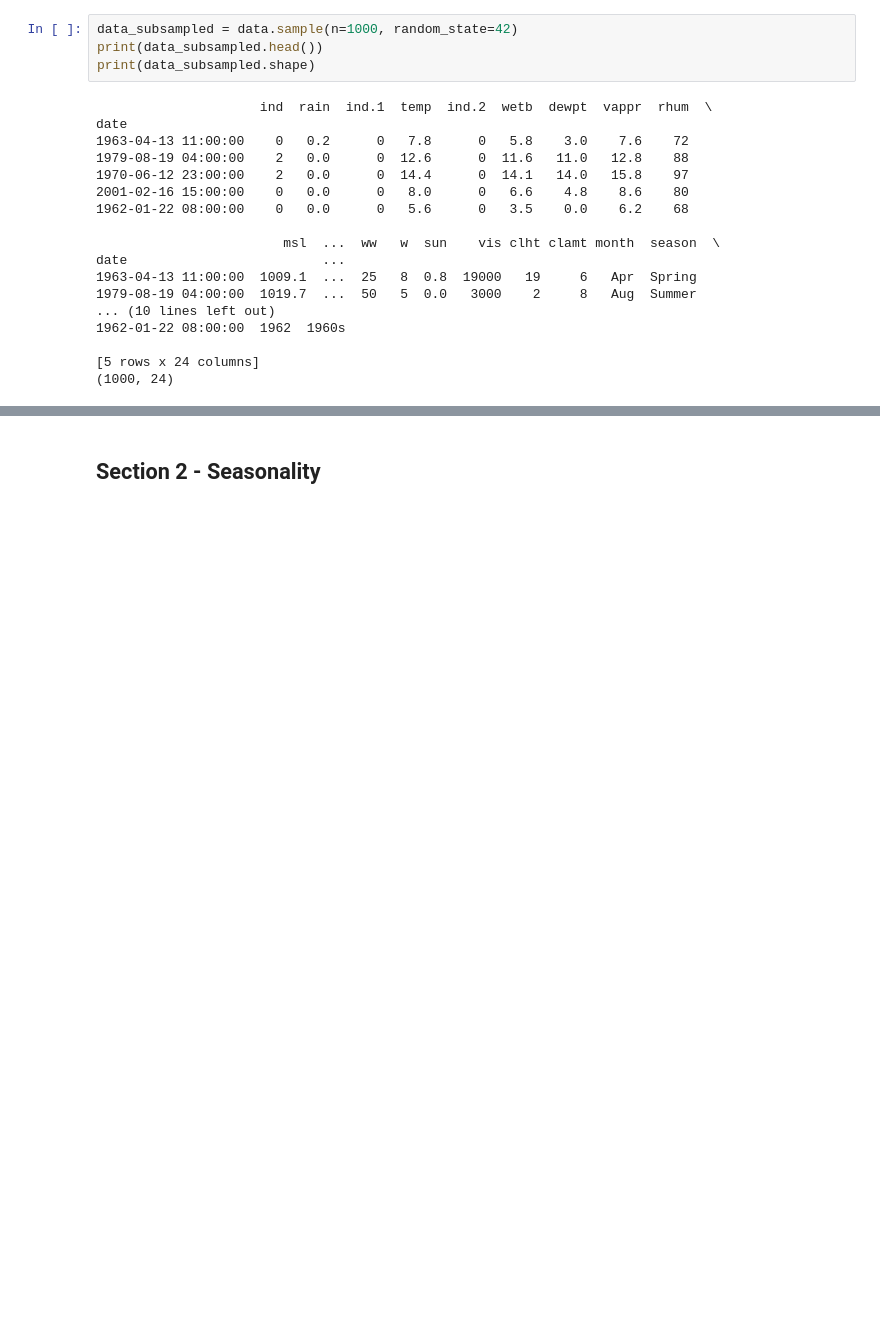
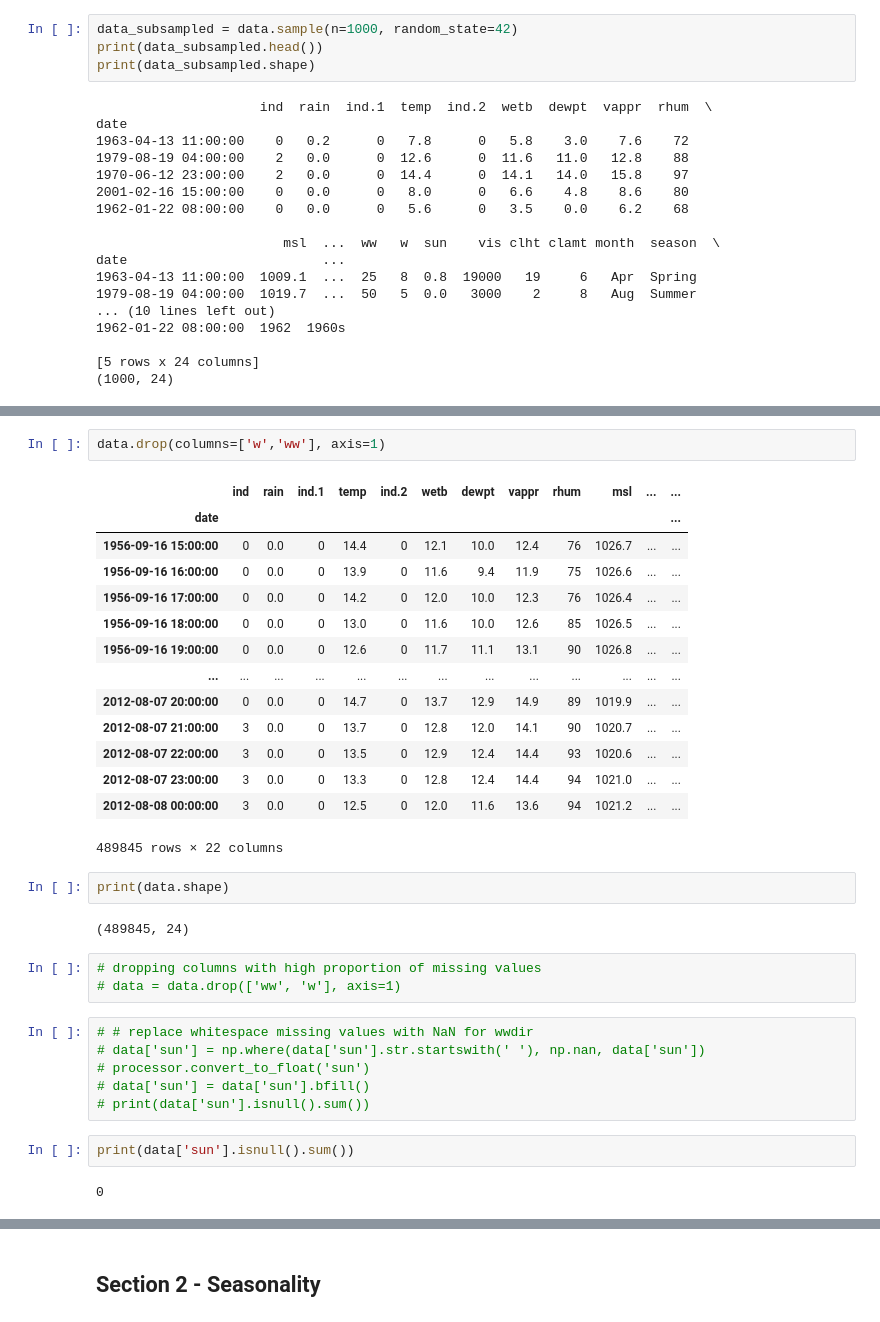
Before and after one commit to EllenMcG/PFDA, a Jupyter notebook: project/project.ipynb, the cells around one changed output, grey strips where cells are left out. Drawn from its saved outputs; the diff is of its cells as text; blank space fills up the shorter version.

```diff
--- a/project/project.ipynb
+++ b/project/project.ipynb
@@ -201,0 +271,34 @@ plt.tight_layout();
+# %%
+data.drop(columns=['w','ww'], axis=1)
+# %% [output]
+|  | ind | rain | ind.1 | temp | ind.2 | wetb | dewpt | vappr | rhum | msl | ... | ... |
+| date |  |  |  |  |  |  |  |  |  |  |  | ... |
+| 1956-09-16 15:00:00 | 0 | 0.0 | 0 | 14.4 | 0 | 12.1 | 10.0 | 12.4 | 76 | 1026.7 | ... | ... |
+| 1956-09-16 16:00:00 | 0 | 0.0 | 0 | 13.9 | 0 | 11.6 | 9.4 | 11.9 | 75 | 1026.6 | ... | ... |
+| 1956-09-16 17:00:00 | 0 | 0.0 | 0 | 14.2 | 0 | 12.0 | 10.0 | 12.3 | 76 | 1026.4 | ... | ... |
+| 1956-09-16 18:00:00 | 0 | 0.0 | 0 | 13.0 | 0 | 11.6 | 10.0 | 12.6 | 85 | 1026.5 | ... | ... |
+| 1956-09-16 19:00:00 | 0 | 0.0 | 0 | 12.6 | 0 | 11.7 | 11.1 | 13.1 | 90 | 1026.8 | ... | ... |
+| ... | ... | ... | ... | ... | ... | ... | ... | ... | ... | ... | ... | ... |
+| 2012-08-07 20:00:00 | 0 | 0.0 | 0 | 14.7 | 0 | 13.7 | 12.9 | 14.9 | 89 | 1019.9 | ... | ... |
+| 2012-08-07 21:00:00 | 3 | 0.0 | 0 | 13.7 | 0 | 12.8 | 12.0 | 14.1 | 90 | 1020.7 | ... | ... |
+| 2012-08-07 22:00:00 | 3 | 0.0 | 0 | 13.5 | 0 | 12.9 | 12.4 | 14.4 | 93 | 1020.6 | ... | ... |
+| 2012-08-07 23:00:00 | 3 | 0.0 | 0 | 13.3 | 0 | 12.8 | 12.4 | 14.4 | 94 | 1021.0 | ... | ... |
+| 2012-08-08 00:00:00 | 3 | 0.0 | 0 | 12.5 | 0 | 12.0 | 11.6 | 13.6 | 94 | 1021.2 | ... | ... |
+489845 rows × 22 columns
+# %%
+print(data.shape)
+# %% [output]
+(489845, 24)
+# %%
+# dropping columns with high proportion of missing values
+# data = data.drop(['ww', 'w'], axis=1)
+# %%
+# # replace whitespace missing values with NaN for wwdir
+# data['sun'] = np.where(data['sun'].str.startswith(' '), np.nan, data['sun'])
+# processor.convert_to_float('sun')
+# data['sun'] = data['sun'].bfill()
+# print(data['sun'].isnull().sum())
+# %%
+print(data['sun'].isnull().sum())
+# %% [output]
+0
```
Also changed, not shown: parts of 41 cells of this notebook, 5 other files.
